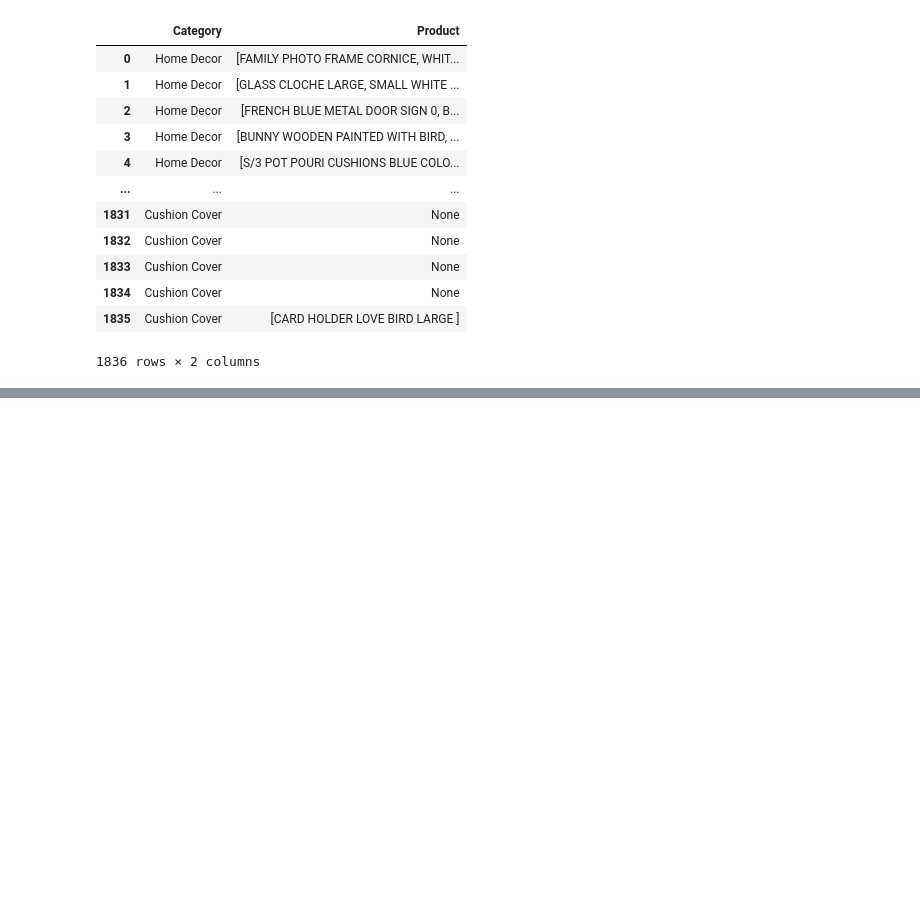
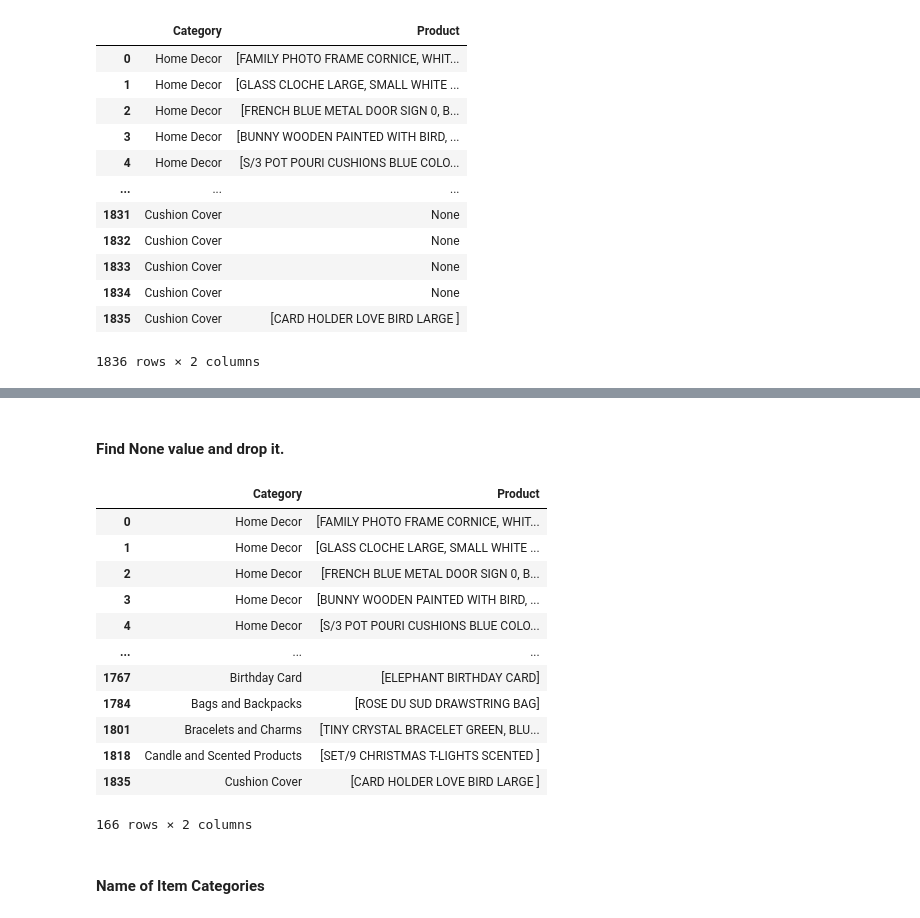
Before and after one commit to Pooja-2201/CategoryWiseStoreAnalysis, a Jupyter notebook: ReadDataFromAllFileAnalysis.ipynb, the cells around one changed output, grey strips where cells are left out. Cells and saved outputs as stored; diff of their text form; code cells hidden in the pictures; blank space fills up the shorter version.

```diff
--- a/ReadDataFromAllFileAnalysis.ipynb
+++ b/ReadDataFromAllFileAnalysis.ipynb
@@ -45,0 +74,22 @@ df.to_excel(ExcelFile, index=False)
+# %% [markdown]
+#### Find None value and drop it.
+# %%
+df.dropna(subset=['Product'], inplace=True)
+# %%
+df
+# %% [output]
+|  | Category | Product |
+| 0 | Home Decor | [FAMILY PHOTO FRAME CORNICE, WHIT... |
+| 1 | Home Decor | [GLASS CLOCHE LARGE, SMALL WHITE ... |
+| 2 | Home Decor | [FRENCH BLUE METAL DOOR SIGN 0, B... |
+| 3 | Home Decor | [BUNNY WOODEN PAINTED WITH BIRD, ... |
+| 4 | Home Decor | [S/3 POT POURI CUSHIONS BLUE COLO... |
+| ... | ... | ... |
+| 1767 | Birthday Card | [ELEPHANT BIRTHDAY CARD] |
+| 1784 | Bags and Backpacks | [ROSE DU SUD DRAWSTRING BAG] |
+| 1801 | Bracelets and Charms | [TINY CRYSTAL BRACELET GREEN, BLU... |
+| 1818 | Candle and Scented Products | [SET/9 CHRISTMAS T-LIGHTS SCENTED ] |
+| 1835 | Cushion Cover | [CARD HOLDER LOVE BIRD LARGE ] |
+166 rows × 2 columns
+# %% [markdown]
+#### Name of Item Categories
```
Also changed, not shown: parts of 18 cells of this notebook, 1 other file.
